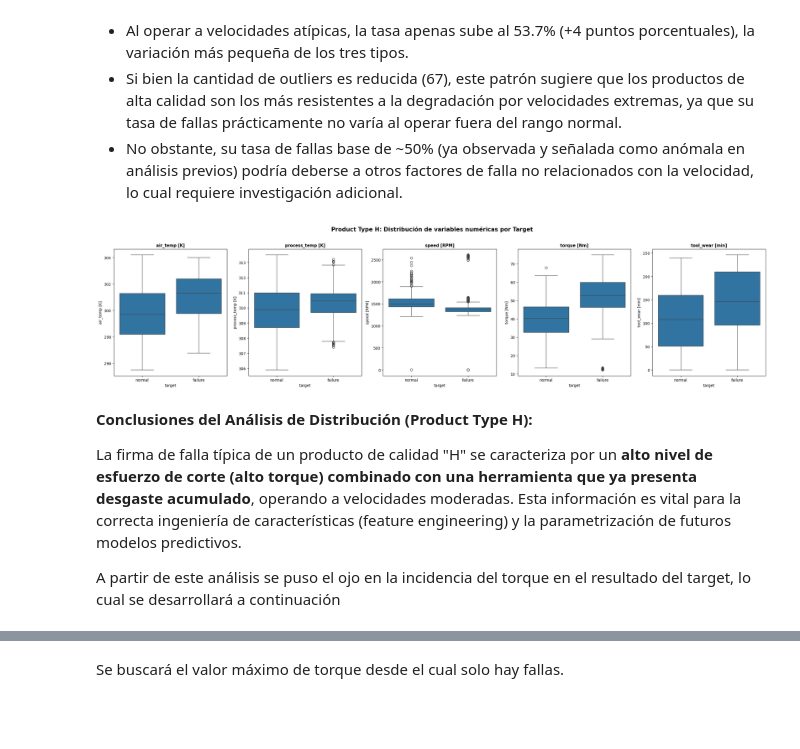
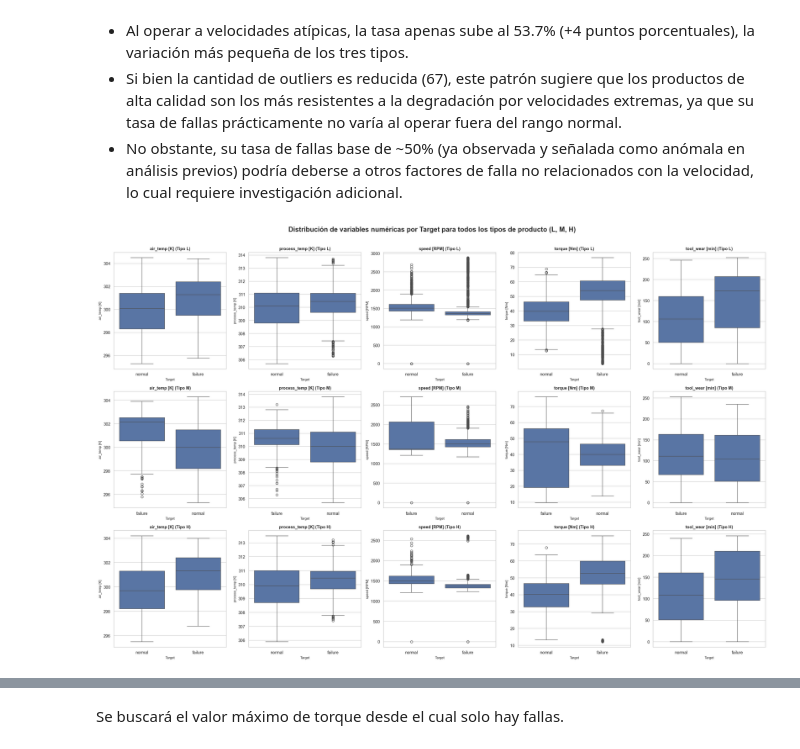
Before and after one commit to gonzag8/TP-Ciencia-de-Datos, a Jupyter notebook: Core/tp_cdd.ipynb, the cells around one changed output, grey strips where cells are left out. Drawn from its saved outputs; the diff is of its cells as text; code cells hidden in the pictures; blank space fills up the shorter version.

```diff
--- a/Core/tp_cdd.ipynb
+++ b/Core/tp_cdd.ipynb
@@ -484,21 +460,30 @@ Al desagregar el análisis por tipo de producto, se revelan patrones que refuerz
 - No obstante, su tasa de fallas base de ~50% (ya observada y señalada como anómala en análisis previos) podría deberse a otros factores de falla no relacionados con la velocidad, lo cual requiere investigación adicional.
 # %%
 variables_numericas = ['air_temp [K]', 'process_temp [K]', 'speed [RPM]', 'torque [Nm]', 'tool_wear [min]']
+product_types = ['L', 'M', 'H']
 
-fig, axes = plt.subplots(nrows=1, ncols=len(variables_numericas), figsize=(25, 6))
+# Creamos una cuadrícula de 3 filas (una por producto) y 5 columnas (una por variable)
+fig, axes = plt.subplots(nrows=len(product_types), ncols=len(variables_numericas), figsize=(25, 16))
 
-for i, var in enumerate(variables_numericas):
-    sns.boxplot(data=df[df['product_type'] == 'H'], x='target', y=var, ax=axes[i])
-    axes[i].set_title(f'{var}', fontsize=11, fontweight='bold')
+for r, prod_type in enumerate(product_types):
+    # Filtramos el dataset para el tipo de producto actual
+    df_filtered = df[df['product_type'] == prod_type]
 
-fig.suptitle('Product Type H: Distribución de variables numéricas por Target', fontsize=15, fontweight='bold', y=1.02)
+    for c, var in enumerate(variables_numericas):
+        ax = axes[r, c]
+        # Dibujamos el boxplot
+        sns.boxplot(data=df_filtered, x='target', y=var, ax=ax)
+
+        # Título de cada gráfico individual indicando la variable y el tipo de producto
+        ax.set_title(f'{var} (Tipo {prod_type})', fontsize=11, fontweight='bold')
+        ax.set_xlabel('Target', fontsize=9)
+        ax.set_ylabel(var, fontsize=9)
+
+# Título general superior de la figura completa
+fig.suptitle('Distribución de variables numéricas por Target para todos los tipos de producto (L, M, H)',
+             fontsize=18, fontweight='bold', y=1.01)
+
 plt.tight_layout()
 plt.show()
 # %% [output]
-[figure, old version]
+[figure, new version]
-# %% [markdown]
-**Conclusiones del Análisis de Distribución (Product Type H):**
-
-La firma de falla típica de un producto de calidad "H" se caracteriza por un **alto nivel de esfuerzo de corte (alto torque) combinado con una herramienta que ya presenta desgaste acumulado**, operando a velocidades moderadas. Esta información es vital para la correcta ingeniería de características (feature engineering) y la parametrización de futuros modelos predictivos.
-
-A partir de este análisis se puso el ojo en la incidencia del torque en el resultado del target, lo cual se desarrollará a continuación
```
Also changed, not shown: parts of 29 cells of this notebook.
